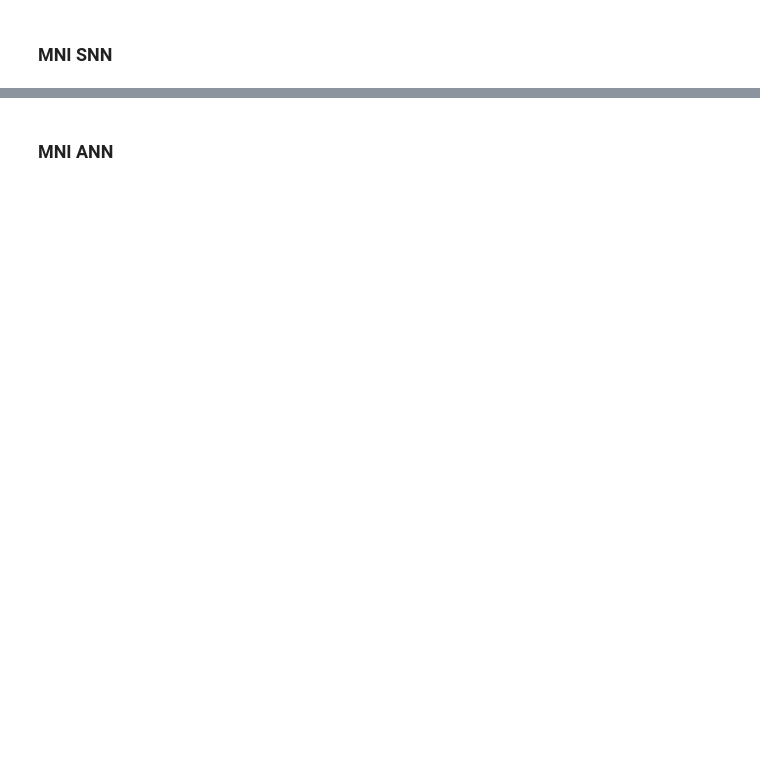
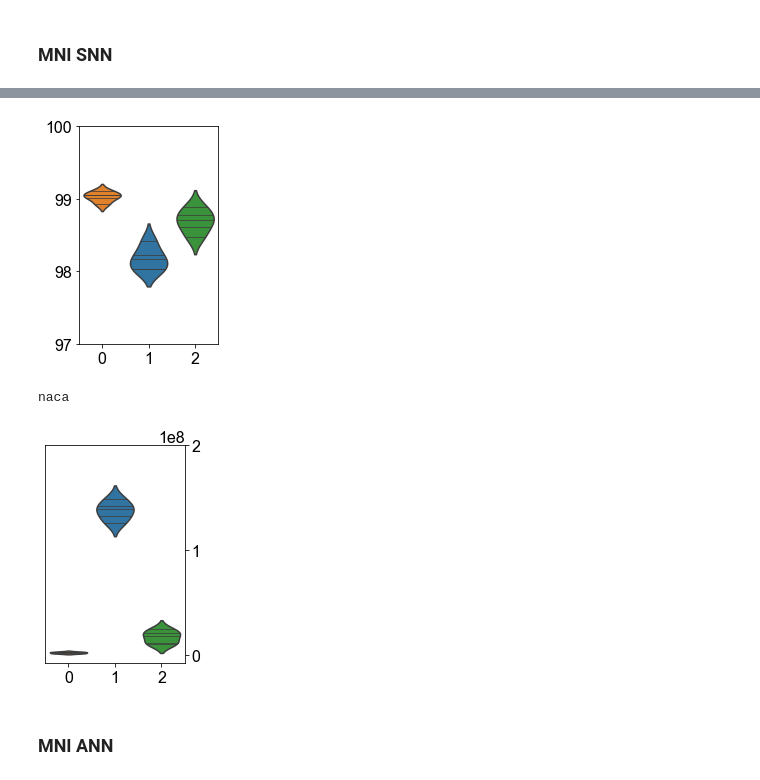
Before and after one commit to thomasaimondy/NACA, a Jupyter notebook: plot/plot-Classification.ipynb, the cells around one changed output, grey strips where cells are left out. Drawn from its saved outputs; the diff is of its cells as text; code cells hidden in the pictures; blank space fills up the shorter version.

```diff
--- a/plot/plot-Classification.ipynb
+++ b/plot/plot-Classification.ipynb
@@ -858,2 +895,45 @@ plt.show()
+# %%
+import numpy as np
+import seaborn as sns
+
+m, n, k = 784, 1000, 10
+
+snncost = np.array([max(m*n, k*m) + max(n*k, k*n),
+            m*n+n*n+n*k+k*n+n*n+k*m,
+            m*n+n*k+k*n+k*m,
+            ])
+
+fig, ax1 = plt.subplots(figsize=(2.5,4))
+li_1 = [99.04847756,99.05849359,98.92828526,99.10857372,99.00841346]
+li_2 = [98.03034934,98.42297756,98.02884704,98.22816585,98.16506499]
+li_3 = [98.61778846,98.88822115,98.70793269,98.46754808,98.77804487]
+cmap = {0:sns.color_palette("tab10")[1],1:sns.color_palette("tab10")[0],2:sns.color_palette("tab10")[2]}
+sns.violinplot(data = [li_1, li_2, li_3],palette=cmap,inner="stick", scale="width")
+ax1.set_ylim([97, 100])
+plt.yticks([97,98,99,100])
+plt.xticks(fontsize=16)
+plt.savefig('mnist_分类正确率能耗_snn_1.svg')
+plt.show()
+
+def to_percent(temp, position):
+    return '%1.0f'%(temp) + '%'
+
+fig, ax1 = plt.subplots(figsize=(2.5,4))
+ax1.yaxis.tick_right()
+li_1 = np.array([1.8, 2.8, 3.8, 3.2, 1.8]) * snncost[0]
+li_2 = np.array([49.4, 50.4, 47.2, 53.0, 44.8]) * snncost[1]
+li_3 = np.array([25.4, 14.2, 12.8, 30.0, 22.4]) * snncost[2]
+cmap = {0:sns.color_palette("tab10")[1],1:sns.color_palette("tab10")[0],2:sns.color_palette("tab10")[2]}
+sns.violinplot(data = [li_1, li_2, li_3],palette=cmap,inner="stick", scale="width")
+plt.yticks([0,1e8,2e8])
+
+print('naca')
+
+plt.savefig('mnist_分类正确率能耗_snn_2.svg')
+plt.show()
+# %% [output]
+[figure, added]
+naca
+[figure, added]
 # %% [markdown]
 ### MNI ANN
```
Also changed, not shown: parts of 15 cells of this notebook.
